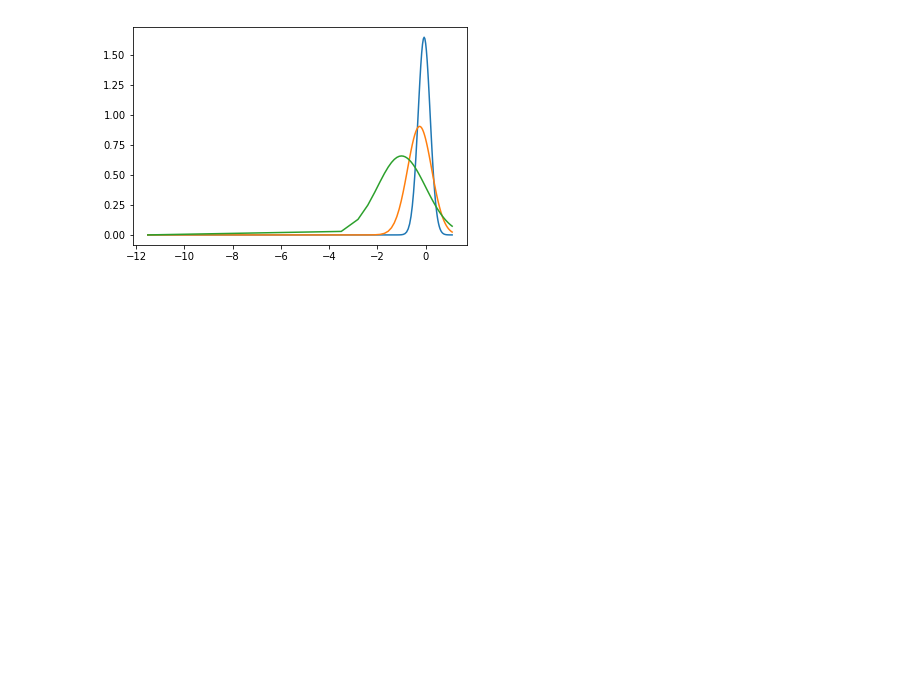
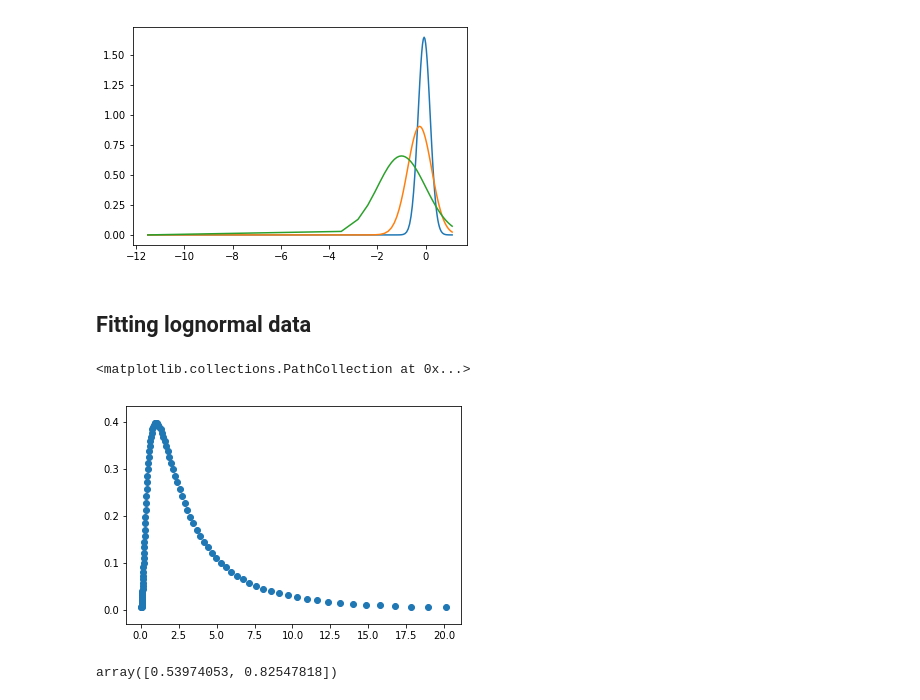
Before and after one commit to lsg6140/Python, a Jupyter notebook: PBM/AS_US.ipynb, the cells around one changed output. Drawn from its saved outputs; the diff is of its cells as text; code cells hidden in the pictures; blank space fills up the shorter version.

```diff
--- a/PBM/AS_US.ipynb
+++ b/PBM/AS_US.ipynb
@@ -223,3 +278,13 @@ plt.plot(np.log(xx),lnpdf(xx,0,1))
 # %% [output]
 [<matplotlib.lines.Line2D at 0x...>]
 [figure]
+# %% [markdown]
+## Fitting lognormal data
+# %%
+x = np.linspace(-3,3,100)
+ex = np.exp(x)
+y = norm.pdf(x,0,1)
+plt.scatter(ex,y)
+# %% [output]
+<matplotlib.collections.PathCollection at 0x...>
+[figure, added]
@@ -225,0 +296,4 @@ plt.plot(np.log(xx),lnpdf(xx,0,1))
+# %%
+popt
+# %% [output]
+array([0.53974053, 0.82547818])
```
Also changed, not shown: parts of 17 cells of this notebook, 2 other files.
